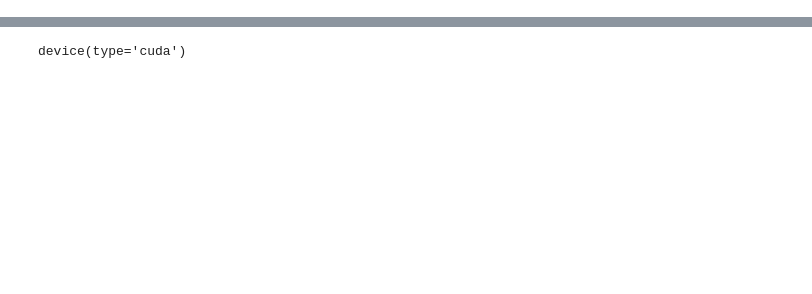
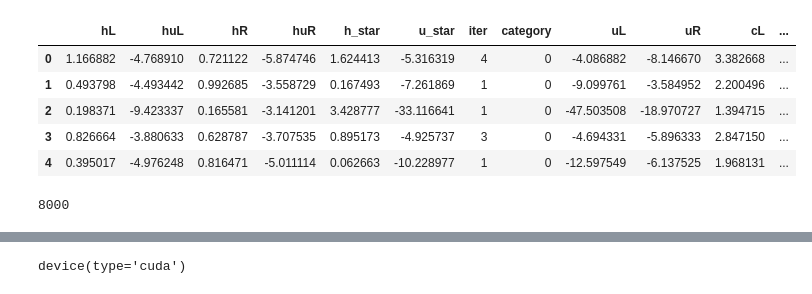
Before and after one commit to PetrovTimur/Riemann, a Jupyter notebook: train.ipynb, the cells around one changed output, grey strips where cells are left out. Drawn from its saved outputs; the diff is of its cells as text; code cells hidden in the pictures; blank space fills up the shorter version.

```diff
--- a/train.ipynb
+++ b/train.ipynb
@@ -131,0 +69,19 @@ See the caveats in the documentation: https://pandas.pydata.org/pandas-docs/stab
+# %%
+df = pd.read_csv('riemann_training_data_balanced.csv')
+g = 9.806
+df['uL'] = df['huL'] / df['hL']
+df['uR'] = df['huR'] / df['hR']
+df['cL'] = (df['hL'] * g) ** 0.5
+df['cR'] = (df['hR'] * g) ** 0.5
+df.head()
+# %% [output]
+|  | hL | huL | hR | huR | h_star | u_star | iter | category | uL | uR | cL | ... |
+| 0 | 1.166882 | -4.768910 | 0.721122 | -5.874746 | 1.624413 | -5.316319 | 4 | 0 | -4.086882 | -8.146670 | 3.382668 | ... |
+| 1 | 0.493798 | -4.493442 | 0.992685 | -3.558729 | 0.167493 | -7.261869 | 1 | 0 | -9.099761 | -3.584952 | 2.200496 | ... |
+| 2 | 0.198371 | -9.423337 | 0.165581 | -3.141201 | 3.428777 | -33.116641 | 1 | 0 | -47.503508 | -18.970727 | 1.394715 | ... |
+| 3 | 0.826664 | -3.880633 | 0.628787 | -3.707535 | 0.895173 | -4.925737 | 3 | 0 | -4.694331 | -5.896333 | 2.847150 | ... |
+| 4 | 0.395017 | -4.976248 | 0.816471 | -5.011114 | 0.062663 | -10.228977 | 1 | 0 | -12.597549 | -6.137525 | 1.968131 | ... |
+# %%
+len(df)
+# %% [output]
+8000
```
Also changed, not shown: parts of 23 cells of this notebook.
